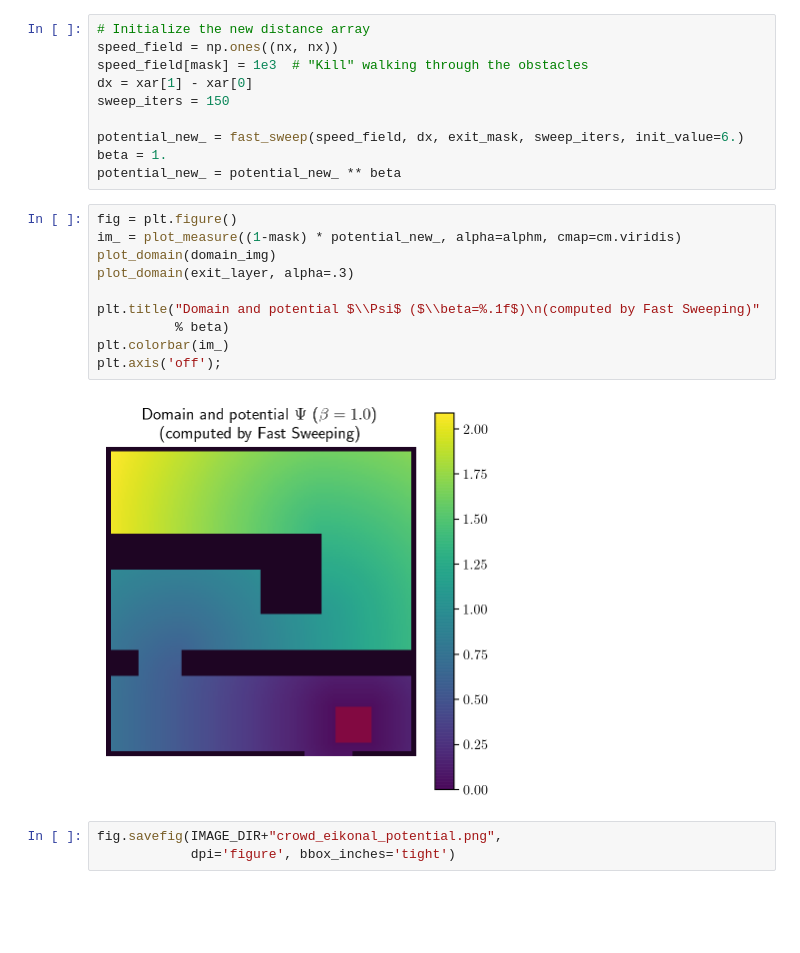
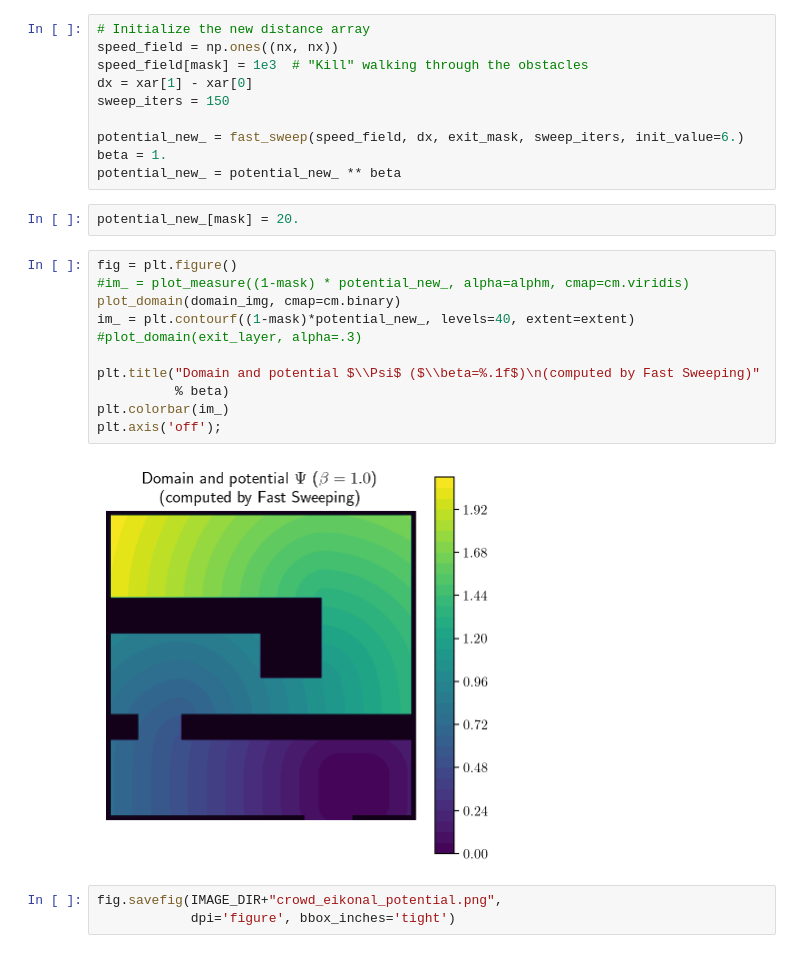
Before and after one commit to ManifoldFR/mva-optimaltransport, a Jupyter notebook: project/room.ipynb, the cells around one changed output. Drawn from its saved outputs; the diff is of its cells as text; blank space fills up the shorter version.

```diff
--- a/project/room.ipynb
+++ b/project/room.ipynb
@@ -480,18 +480,21 @@ sweep_iters = 150
 potential_new_ = fast_sweep(speed_field, dx, exit_mask, sweep_iters, init_value=6.)
 beta = 1.
 potential_new_ = potential_new_ ** beta
+# %%
+potential_new_[mask] = 20.
 # %%
 fig = plt.figure()
-im_ = plot_measure((1-mask) * potential_new_, alpha=alphm, cmap=cm.viridis)
-plot_domain(domain_img)
-plot_domain(exit_layer, alpha=.3)
+#im_ = plot_measure((1-mask) * potential_new_, alpha=alphm, cmap=cm.viridis)
+plot_domain(domain_img, cmap=cm.binary)
+im_ = plt.contourf((1-mask)*potential_new_, levels=40, extent=extent)
+#plot_domain(exit_layer, alpha=.3)
 
 plt.title("Domain and potential $\\Psi$ ($\\beta=%.1f$)\n(computed by Fast Sweeping)"
           % beta)
 plt.colorbar(im_)
 plt.axis('off');
 # %% [output]
-[figure, old version]
+[figure, new version]
 # %%
 fig.savefig(IMAGE_DIR+"crowd_eikonal_potential.png",
             dpi='figure', bbox_inches='tight')
```
Also changed, not shown: parts of 2 cells of this notebook, 20 other files.
